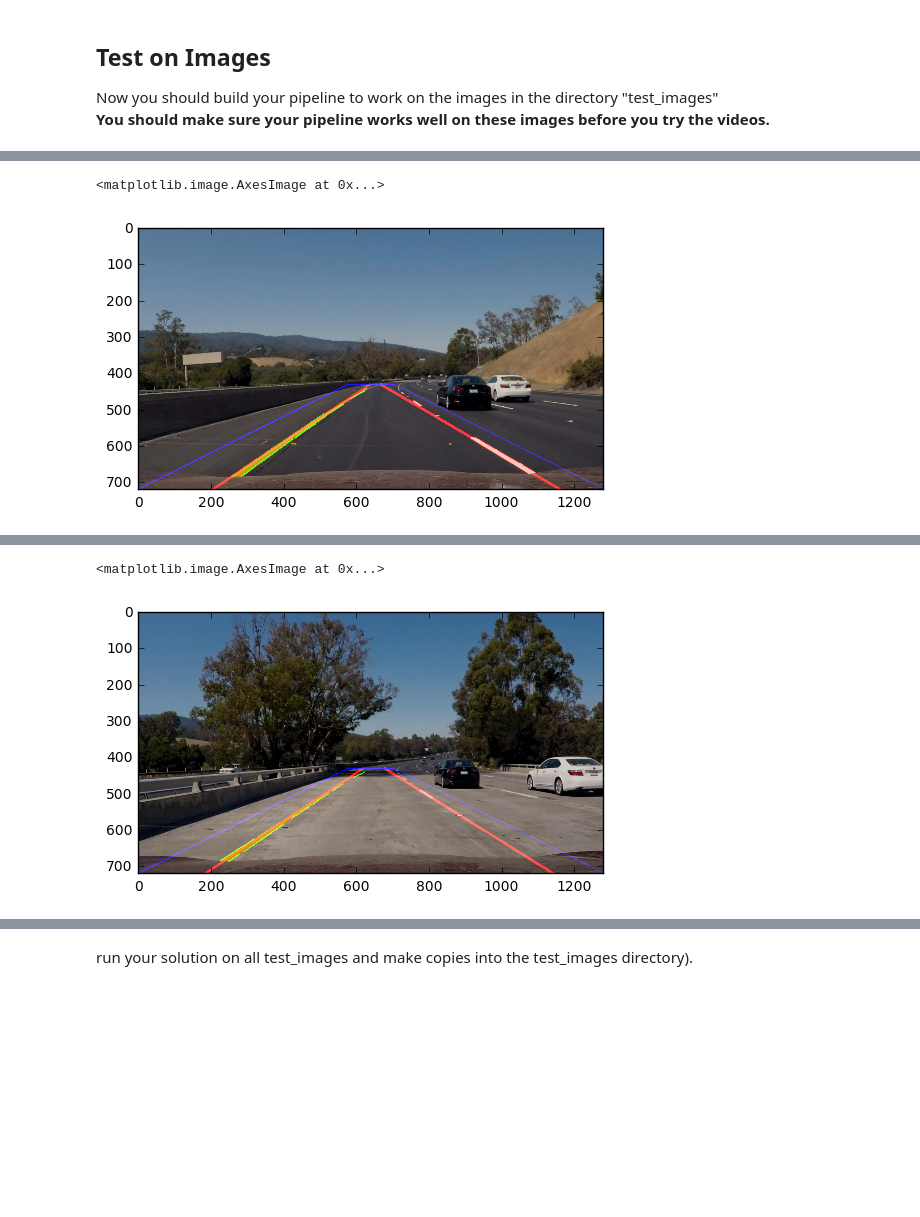
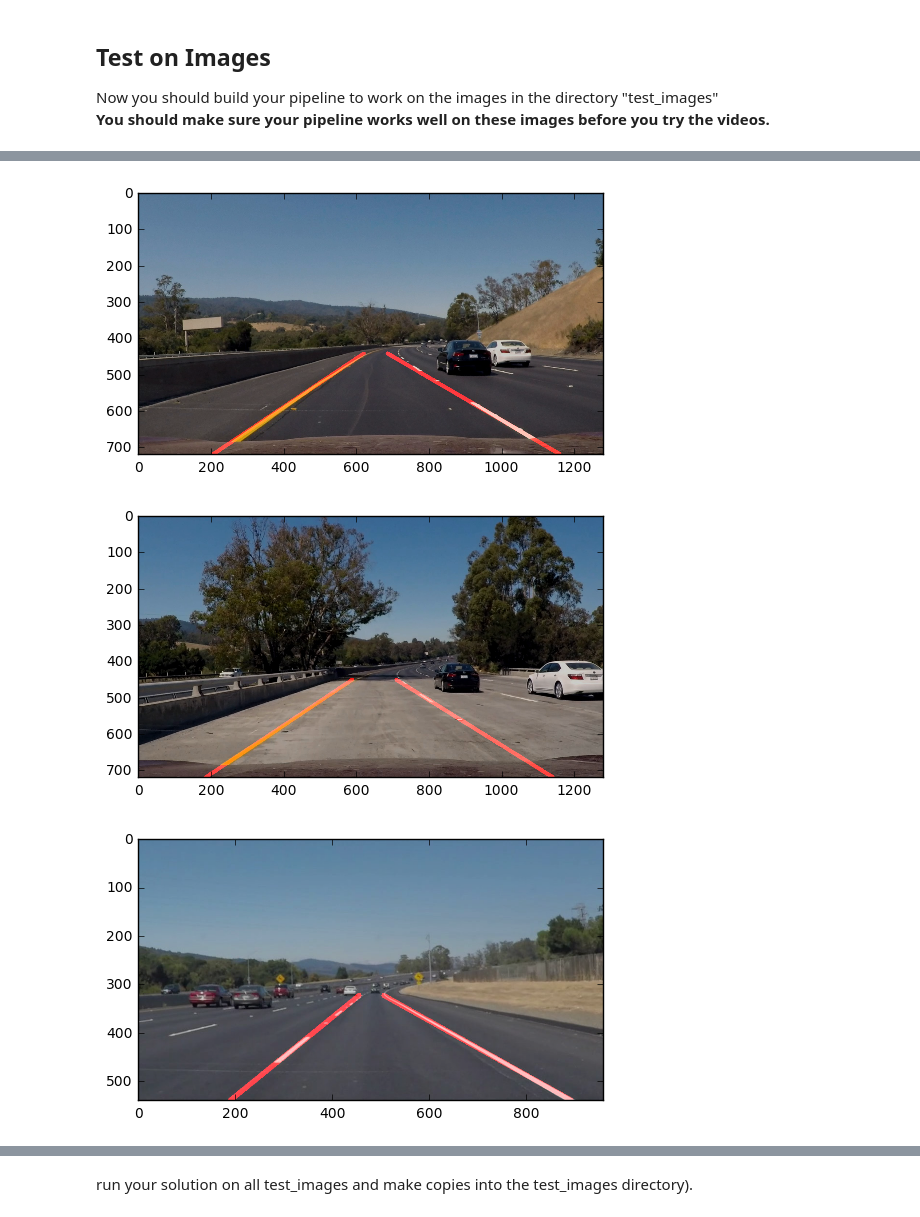
Before and after one commit to morganel/self-driving-cars, a Jupyter notebook: lane-detection/P1.ipynb, the cells around one changed output, grey strips where cells are left out. Saved outputs shown, nothing was run; the diff lists cells and outputs as text; code cells hidden in the pictures; blank space fills up the shorter version.

```diff
--- a/lane-detection/P1.ipynb
+++ b/lane-detection/P1.ipynb
@@ -285,7 +308,7 @@ def yellow_to_white(image):
 ## Pipeline
 # %%
 # Global variables:
-_N_ = 20 #smooth lanes over the last N frames
+_N_ = 20 # smooth lines over the last N frames
 _lines_memory_ = [collections.deque(maxlen=_N_),collections.deque(maxlen=_N_)]
-_debug_ = True
+_debug_ = False # in debug mode, we plot the region of interest and the different segments as well
 # %%
@@ -356,10 +377,14 @@ os.listdir("test_images/")
  'solidYellowLeft.jpg',
  'whiteCarLaneSwitch.jpg']
 # %%
-reset_slopes()
-image = mpimg.imread('optional_image.jpg')
-lines_edges_1 = identify_lanes(image)
-plt.imshow(lines_edges_1)
+repo = "test_images/"
+for image_locations in os.listdir("test_images/"):
+    reset_lines_memory()
+    image = mpimg.imread(repo+image_locations)
+    lines_edges_1 = identify_lanes(image)
+    plt.imshow(lines_edges_1)
+    plt.show()
 # %% [output]
-<matplotlib.image.AxesImage at 0x...>
-[figure, old version]
+[figure, new version]
+[figure, added]
+[figure, added]
@@ -366,8 +395,0 @@ plt.imshow(lines_edges_1)
-# %%
-reset_slopes()
-image = mpimg.imread('optional_image_2.jpg')
-lines_edges_1 = identify_lanes(image)
-plt.imshow(lines_edges_1)
-# %% [output]
-<matplotlib.image.AxesImage at 0x...>
-[figure, removed]
```
Also changed, not shown: parts of 10 cells of this notebook, 5 other files.
